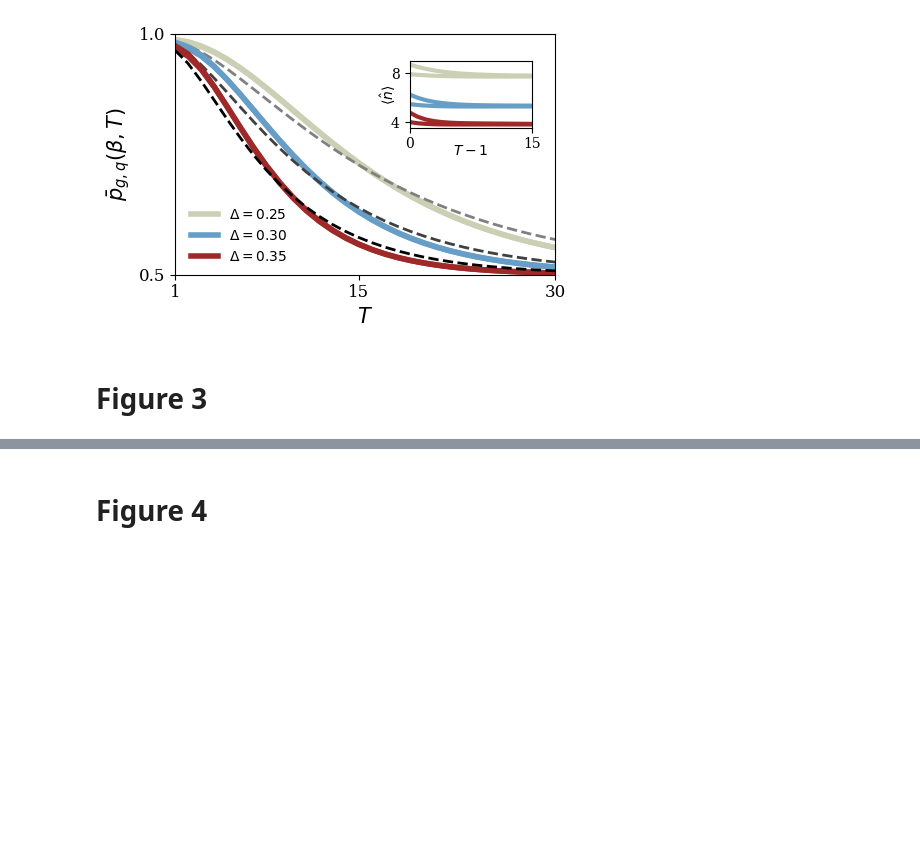
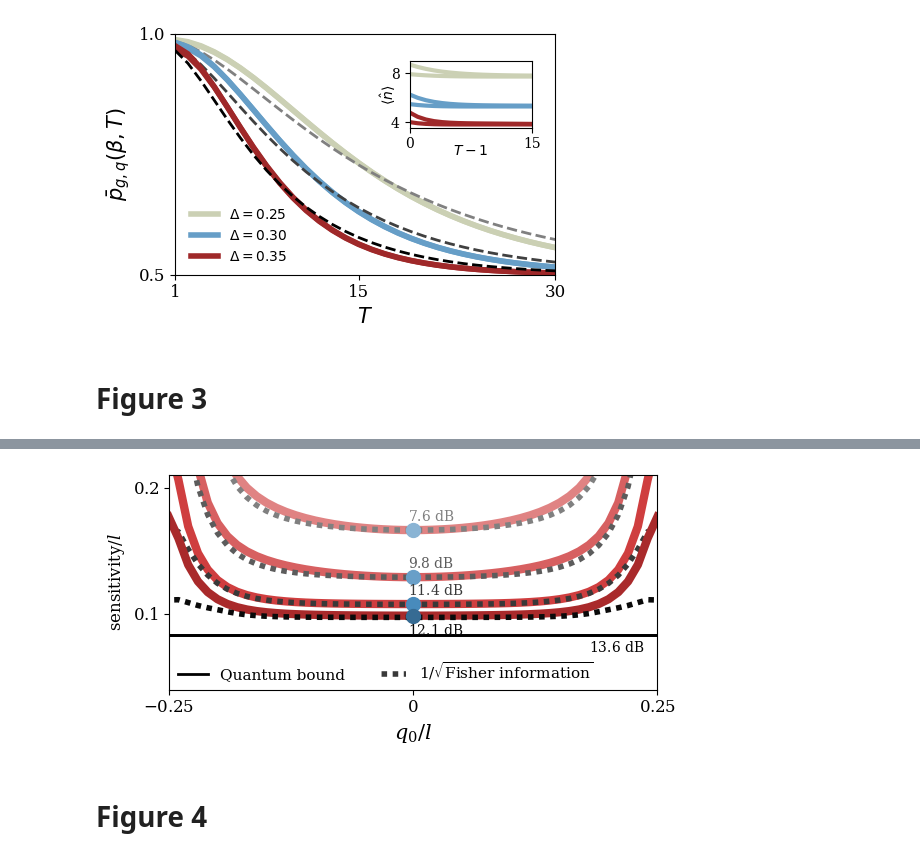
Before and after one commit to LautaroLabarcaG/Quantum-sensing-of-displacements-with-stabilized-GKP-states, a Jupyter notebook: Figures/codes/paper-figures.ipynb, the cells around one changed output, grey strips where cells are left out. Cells and saved outputs as stored; diff of their text form; code cells hidden in the pictures; blank space fills up the shorter version.

```diff
--- a/Figures/codes/paper-figures.ipynb
+++ b/Figures/codes/paper-figures.ipynb
@@ -220,3 +237,92 @@ plt.savefig(path_QS_figures+name+'.pdf',bbox_inches='tight',dpi=1000)
+# %%
+plt.rcParams.update({
+    'font.family': 'serif',
+    'font.serif': ['DejaVu Serif'],
+    'mathtext.fontset': 'dejavuserif'
+})
+Delta = .3
+cd = np.cosh(Delta**2)
+fig, ax2 = plt.subplots(figsize=(6,3),sharex=True)
+R1, k, steps, l = 10, 0, 51, np.sqrt(2*np.pi)
+q0_range = (l/4)*np.linspace(-1.0,1.0,steps)
+T_range = [1,2,4,10]
+
+name = 'sensor_Delta={0:.2f}_R={1:.0f}.npz'.format(Delta,120)
+sensor = sps.load_npz(path_QS_noiseless_states+name)
+n = (n_op@sensor).diagonal().sum()
+QFI = np.real(1/(4*n+2))
+
+ax2.plot([-1,1],[np.sqrt(QFI)/l,np.sqrt(QFI)/l],color=lighten_color('black',1),lw=2,ls='-',label=r'Quantum bound')
+ax2.plot([-1,1],[np.sqrt(QFI)/l,np.sqrt(QFI)/l],color=lighten_color('black',1),lw=2,ls='-',label=None)
+
+r_QFI = np.log(1/np.sqrt(QFI))
+dB_QFI = 10*np.log10(np.exp(2*r_QFI))
+gain_QFI = np.cosh(r_QFI)**2
+ax2.text(0.18,.07,r'${0:.1f}$ dB'.format(dB_QFI),fontsize=10,color=lighten_color('black',1))
+
+name = 'Paper-Fig3-data'
+with open(path_QS_figures_data+name+'.pkl', 'rb') as file:
+    data_all = pickle.load(file)
+
+for i in range(4):
+    T = T_range[i]
+    dictionary = data_all[i]
+    MSE = dictionary['MSE']
+    biases = dictionary['biases']
+    partial_means = dictionary['partial_means']
+    FIqT = dictionary['FIqT']
+
+    shine = .5+.2*np.log(T)
+
+    sensitivity = np.sqrt(MSE/partial_means**2)
+    if T==4:
+        ax2.plot(q0_range/l, sensitivity/l,color=lighten_color(red,shine),lw=6)
+        ax2.plot(q0_range/l, np.sqrt(1/FIqT)/l,color=lighten_color('black',shine),lw=4,ls=(1,(1,1)),label=r'1/$\sqrt{\text{Fisher information}}$')
+    else:
+        ax2.plot(q0_range/l, sensitivity/l,color=lighten_color(red,shine),lw=6)
+        ax2.plot(q0_range/l, np.sqrt(1/FIqT)/l,color=lighten_color('black',shine),lw=4,ls=(1,(1,1)))
+
+
+    r = np.log(1/np.sqrt(MSE[int(steps/2)]))
+    ind_mean = np.argmin((MSE[:int(steps/2)]-np.mean(MSE))**2)
+    ind_max = int(steps/2)
+    dB = 10*np.log10(np.exp(2*r))
+    gain = np.cosh(r)**2
+    rs = np.log(1/np.min(sensitivity))
+    gains = np.cosh(rs)**2
+    dBs = 10*np.log10(np.exp(2*rs))
+    rmin = np.log(1/np.sqrt(np.min(MSE)))
+
+    x0, y0 = -.005, .01
+
+    if T==10:
+        ax2.text(q0_range[np.argmin(sensitivity)]/l+x0,sensitivity[np.argmin(sensitivity)]/l-.015,r'${0:.1f}$ dB'.format(dBs),fontsize=10,color=lighten_color('black',shine))
+        ax2.plot(q0_range[np.argmin(sensitivity)]/l,sensitivity[np.argmin(sensitivity)]/l,'o',color=lighten_color(blue,shine),markersize=10)
+
+    else:
+        ax2.text(q0_range[np.argmin(sensitivity)]/l+x0,sensitivity[np.argmin(sensitivity)]/l+.007,r'${0:.1f}$ dB'.format(dBs),fontsize=10,color=lighten_color('black',shine))
+        ax2.plot(q0_range[np.argmin(sensitivity)]/l,sensitivity[np.argmin(sensitivity)]/l,'o',color=lighten_color(blue,shine),markersize=10)
+
+
+ax2.set_ylim(0.04,.21)
+ax2.set_xlim(-.25,.25)
+xticks = [-1/4,0,1/4]
+xlabels = [r'$-0.25$',r'$0$',r'$0.25$']
+ax2.set_xticks(xticks)
+ax2.set_xticklabels(xlabels,fontsize=12)
+ax2.set_xlabel(r'$q_0/l$',fontsize=15)
+y2ticks = [.1,.2]
+y2labels = [r'$0.1$',r'$0.2$']
+ax2.set_yticks(y2ticks)
+ax2.set_yticklabels(y2labels,fontsize=12)
+ax2.set_ylabel(r'$\text{sensitivity}/l$',fontsize=12)
+ax2.legend(fontsize=11,loc='lower left',framealpha=0,bbox_to_anchor=(-0.01,-0.03),ncol=2)
+
+plt.tight_layout()
+name = 'group-webpage'
+plt.savefig(path_QS_figures+name+'.pdf',bbox_inches='tight',dpi=1000)
+# %% [output]
+[figure, added]
 # %% [markdown]
 # Figure 4
 # %%
```
Also changed, not shown: parts of 3 cells of this notebook, 9 other files.
